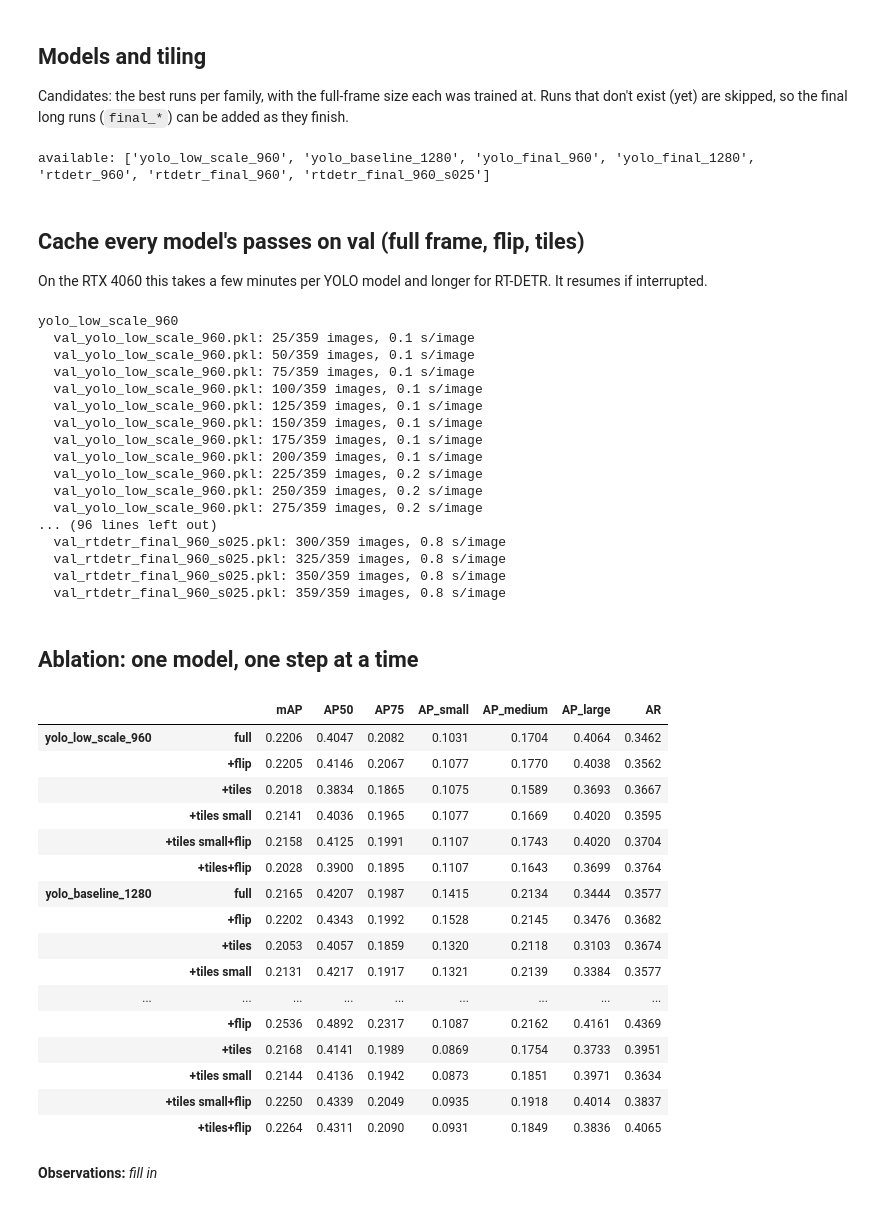
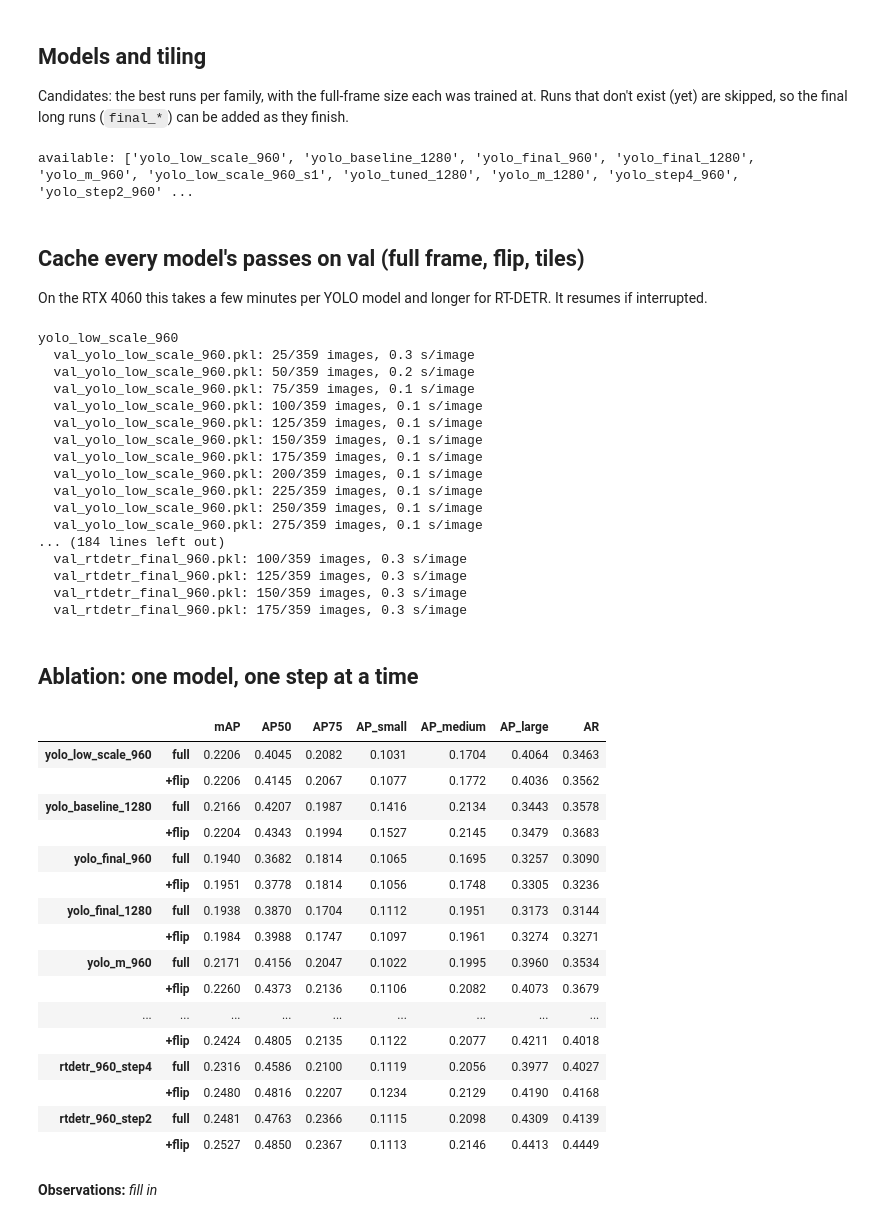
Before and after one commit to yagodanr/ai-hw2-multiobject-detection, a Jupyter notebook: src/09_final_pipeline.ipynb, the cells around one changed output. Saved outputs shown, nothing was run; the diff lists cells and outputs as text; code cells hidden in the pictures.

```diff
--- a/src/09_final_pipeline.ipynb
+++ b/src/09_final_pipeline.ipynb
@@ -60,20 +63,34 @@ CANDIDATES = {   # name: (class, run folder, full-frame imgsz)
     "yolo_baseline_1280": (YOLO, RUNS_ROOT / "yolo/baseline", 1280),
     "yolo_final_960":     (YOLO, RUNS_ROOT / "yolo/final_960", 960),
     "yolo_final_1280":    (YOLO, RUNS_ROOT / "yolo/final_1280", 1280),
+    "yolo_m_960":         (YOLO, RUNS_ROOT / "yolo/m_960", 960),
+    "yolo_low_scale_960_s1": (YOLO, RUNS_ROOT / "yolo/low_scale_960_s1", 960),
+    "yolo_tuned_1280":    (YOLO, RUNS_ROOT / "yolo/tuned", 1280),
+    "yolo_m_1280":        (YOLO, RUNS_ROOT / "yolo/m_1280", 1280),
+    "yolo_step4_960":     (YOLO, RUNS_ROOT / "yolo/step4_960", 960),
+    "yolo_step2_960":     (YOLO, RUNS_ROOT / "yolo/step2_960", 960),
+    "yolo_mixup_960":     (YOLO, RUNS_ROOT / "yolo/mixup_960", 960),
     "rtdetr_960":         (RTDETR, RUNS_ROOT / "rtdetr/imgsz_960", 960),
     "rtdetr_final_960":   (RTDETR, RUNS_ROOT / "rtdetr/final_960", 960),
     "rtdetr_final_960_s025": (RTDETR, RUNS_ROOT / "rtdetr/final_960_s025", 960),
+    "rtdetr_final_1280":  (RTDETR, RUNS_ROOT / "rtdetr/final_1280", 1280),
+    "rtdetr_x_960":       (RTDETR, RUNS_ROOT / "rtdetr/final_x_960", 960),
+    "rtdetr_960_mixup":   (RTDETR, RUNS_ROOT / "rtdetr/final_960_s025_mixup", 960),
+    "rtdetr_960_seed1":   (RTDETR, RUNS_ROOT / "rtdetr/final_960_s025_seed1", 960),
+    "rtdetr_960_step4":   (RTDETR, RUNS_ROOT / "rtdetr/final_960_s025_step4", 960),
+    "rtdetr_960_step2":   (RTDETR, RUNS_ROOT / "rtdetr/final_960_s025_step2", 960),
 }
 MODELS = {n: v for n, v in CANDIDATES.items() if (v[1] / "best.pt").exists()}
 print("available:", list(MODELS))
 
 TILES = TileCfg(size=640, overlap=0.2, imgsz=640, conf=0.01, min_side=1000)
+CACHE_PASSES = tuple(os.environ.get("PASSES", "full,flip,tiles").split(","))   # PASSES=full,flip skips the tile pass
 TILE_MAX_SIDE = 64            # "small only": tile boxes whose longer side is < 64 px (64 beat 96 in the CPU ablation)
-WBF_IOUS = (0.55, 0.6, 0.65)  # box-matching IoU for weighted box fusion
+WBF_IOUS = (0.6, 0.65)        # box-matching IoU for weighted box fusion (0.55 was always worse in run 1)
 items = val_items(GT_FILE, DATA_ROOT, max_images=6 if FIXTURE else None)
 image_ids = [i for i, _ in items]
 # %% [output]
-available: ['yolo_low_scale_960', 'yolo_baseline_1280', 'yolo_final_960', 'yolo_final_1280', 'rtdetr_960', 'rtdetr_final_960', 'rtdetr_final_960_s025']
+available: ['yolo_low_scale_960', 'yolo_baseline_1280', 'yolo_final_960', 'yolo_final_1280', 'yolo_m_960', 'yolo_low_scale_960_s1', 'yolo_tuned_1280', 'yolo_m_1280', 'yolo_step4_960', 'yolo_step2_960' ...
 # %% [markdown]
 ## Cache every model's passes on val (full frame, flip, tiles)
 
@@ -82,67 +99,69 @@ On the RTX 4060 this takes a few minutes per YOLO model and longer for RT-DETR.
 caches = {}
 for name, (cls, run, imgsz) in MODELS.items():
     print(name)
-    caches[name] = cache_passes(cls(str(run / "best.pt")), items, imgsz, TILES, OUT / f"val_{name}.pkl", device=DEVICE)
+    caches[name] = cache_passes(cls(str(run / "best.pt")), items, imgsz, TILES, OUT / f"val_{name}.pkl", device=DEVICE,
+                                passes=CACHE_PASSES)
 # %% [output]
 yolo_low_scale_960
-  val_yolo_low_scale_960.pkl: 25/359 images, 0.1 s/image
-  val_yolo_low_scale_960.pkl: 50/359 images, 0.1 s/image
+  val_yolo_low_scale_960.pkl: 25/359 images, 0.3 s/image
+  val_yolo_low_scale_960.pkl: 50/359 images, 0.2 s/image
   val_yolo_low_scale_960.pkl: 75/359 images, 0.1 s/image
   val_yolo_low_scale_960.pkl: 100/359 images, 0.1 s/image
   val_yolo_low_scale_960.pkl: 125/359 images, 0.1 s/image
   val_yolo_low_scale_960.pkl: 150/359 images, 0.1 s/image
   val_yolo_low_scale_960.pkl: 175/359 images, 0.1 s/image
   val_yolo_low_scale_960.pkl: 200/359 images, 0.1 s/image
-  val_yolo_low_scale_960.pkl: 225/359 images, 0.2 s/image
-  val_yolo_low_scale_960.pkl: 250/359 images, 0.2 s/image
-  val_yolo_low_scale_960.pkl: 275/359 images, 0.2 s/image
-... (96 lines left out)
-  val_rtdetr_final_960_s025.pkl: 300/359 images, 0.8 s/image
-  val_rtdetr_final_960_s025.pkl: 325/359 images, 0.8 s/image
-  val_rtdetr_final_960_s025.pkl: 350/359 images, 0.8 s/image
-  val_rtdetr_final_960_s025.pkl: 359/359 images, 0.8 s/image
+  val_yolo_low_scale_960.pkl: 225/359 images, 0.1 s/image
+  val_yolo_low_scale_960.pkl: 250/359 images, 0.1 s/image
+  val_yolo_low_scale_960.pkl: 275/359 images, 0.1 s/image
+... (184 lines left out)
+  val_rtdetr_final_960.pkl: 100/359 images, 0.3 s/image
+  val_rtdetr_final_960.pkl: 125/359 images, 0.3 s/image
+  val_rtdetr_final_960.pkl: 150/359 images, 0.3 s/image
+  val_rtdetr_final_960.pkl: 175/359 images, 0.3 s/image
 # %% [markdown]
 ## Ablation: one model, one step at a time
 # %%
 def score(fn):
     dets = []
     for i in image_ids:
         dets += to_coco(i, fn(i))
     return evaluate_detections(GT_FILE, dets, image_ids=image_ids)
 
 VARIANTS = {
     "full":                  dict(passes=("full",)),
     "+flip":                 dict(passes=("full", "flip")),
     "+tiles":                dict(passes=("full", "tiles")),
     "+tiles small":          dict(passes=("full", "tiles"), tile_max_side=TILE_MAX_SIDE),
     "+tiles small+flip":     dict(passes=("full", "flip", "tiles"), tile_max_side=TILE_MAX_SIDE),
     "+tiles+flip":           dict(passes=("full", "flip", "tiles")),
 }
+VARIANTS = {k: v for k, v in VARIANTS.items() if set(v["passes"]) <= set(CACHE_PASSES)}
 rows = {}
 for name in MODELS:
     for label, v in VARIANTS.items():
         rows[(name, label)] = score(lambda i, c=caches[name], v=v: combine(c[i], v["passes"], tile_max_side=v.get("tile_max_side")))
 cols = ["mAP", "AP50", "AP75", "AP_small", "AP_medium", "AP_large", "AR"]
 single = pd.DataFrame(rows).T[cols]
 single.style.format("{:.4f}").highlight_max(axis=0)
 # %% [output]
 |  |  | mAP | AP50 | AP75 | AP_small | AP_medium | AP_large | AR |
-| yolo_low_scale_960 | full | 0.2206 | 0.4047 | 0.2082 | 0.1031 | 0.1704 | 0.4064 | 0.3462 |
-|  | +flip | 0.2205 | 0.4146 | 0.2067 | 0.1077 | 0.1770 | 0.4038 | 0.3562 |
-|  | +tiles | 0.2018 | 0.3834 | 0.1865 | 0.1075 | 0.1589 | 0.3693 | 0.3667 |
-|  | +tiles small | 0.2141 | 0.4036 | 0.1965 | 0.1077 | 0.1669 | 0.4020 | 0.3595 |
-|  | +tiles small+flip | 0.2158 | 0.4125 | 0.1991 | 0.1107 | 0.1743 | 0.4020 | 0.3704 |
-|  | +tiles+flip | 0.2028 | 0.3900 | 0.1895 | 0.1107 | 0.1643 | 0.3699 | 0.3764 |
-| yolo_baseline_1280 | full | 0.2165 | 0.4207 | 0.1987 | 0.1415 | 0.2134 | 0.3444 | 0.3577 |
-|  | +flip | 0.2202 | 0.4343 | 0.1992 | 0.1528 | 0.2145 | 0.3476 | 0.3682 |
-|  | +tiles | 0.2053 | 0.4057 | 0.1859 | 0.1320 | 0.2118 | 0.3103 | 0.3674 |
-|  | +tiles small | 0.2131 | 0.4217 | 0.1917 | 0.1321 | 0.2139 | 0.3384 | 0.3577 |
+| yolo_low_scale_960 | full | 0.2206 | 0.4045 | 0.2082 | 0.1031 | 0.1704 | 0.4064 | 0.3463 |
+|  | +flip | 0.2206 | 0.4145 | 0.2067 | 0.1077 | 0.1772 | 0.4036 | 0.3562 |
+| yolo_baseline_1280 | full | 0.2166 | 0.4207 | 0.1987 | 0.1416 | 0.2134 | 0.3443 | 0.3578 |
+|  | +flip | 0.2204 | 0.4343 | 0.1994 | 0.1527 | 0.2145 | 0.3479 | 0.3683 |
+| yolo_final_960 | full | 0.1940 | 0.3682 | 0.1814 | 0.1065 | 0.1695 | 0.3257 | 0.3090 |
+|  | +flip | 0.1951 | 0.3778 | 0.1814 | 0.1056 | 0.1748 | 0.3305 | 0.3236 |
+| yolo_final_1280 | full | 0.1938 | 0.3870 | 0.1704 | 0.1112 | 0.1951 | 0.3173 | 0.3144 |
+|  | +flip | 0.1984 | 0.3988 | 0.1747 | 0.1097 | 0.1961 | 0.3274 | 0.3271 |
+| yolo_m_960 | full | 0.2171 | 0.4156 | 0.2047 | 0.1022 | 0.1995 | 0.3960 | 0.3534 |
+|  | +flip | 0.2260 | 0.4373 | 0.2136 | 0.1106 | 0.2082 | 0.4073 | 0.3679 |
 | ... | ... | ... | ... | ... | ... | ... | ... | ... |
-|  | +flip | 0.2536 | 0.4892 | 0.2317 | 0.1087 | 0.2162 | 0.4161 | 0.4369 |
-|  | +tiles | 0.2168 | 0.4141 | 0.1989 | 0.0869 | 0.1754 | 0.3733 | 0.3951 |
-|  | +tiles small | 0.2144 | 0.4136 | 0.1942 | 0.0873 | 0.1851 | 0.3971 | 0.3634 |
-|  | +tiles small+flip | 0.2250 | 0.4339 | 0.2049 | 0.0935 | 0.1918 | 0.4014 | 0.3837 |
-|  | +tiles+flip | 0.2264 | 0.4311 | 0.2090 | 0.0931 | 0.1849 | 0.3836 | 0.4065 |
+|  | +flip | 0.2424 | 0.4805 | 0.2135 | 0.1122 | 0.2077 | 0.4211 | 0.4018 |
+| rtdetr_960_step4 | full | 0.2316 | 0.4586 | 0.2100 | 0.1119 | 0.2056 | 0.3977 | 0.4027 |
+|  | +flip | 0.2480 | 0.4816 | 0.2207 | 0.1234 | 0.2129 | 0.4190 | 0.4168 |
+| rtdetr_960_step2 | full | 0.2481 | 0.4763 | 0.2366 | 0.1115 | 0.2098 | 0.4309 | 0.4139 |
+|  | +flip | 0.2527 | 0.4850 | 0.2367 | 0.1113 | 0.2146 | 0.4413 | 0.4449 |
 # %% [markdown]
 **Observations:** _fill in_
 # %% [markdown]
```
Also changed, not shown: parts of 5 cells of this notebook, 15 other files.
